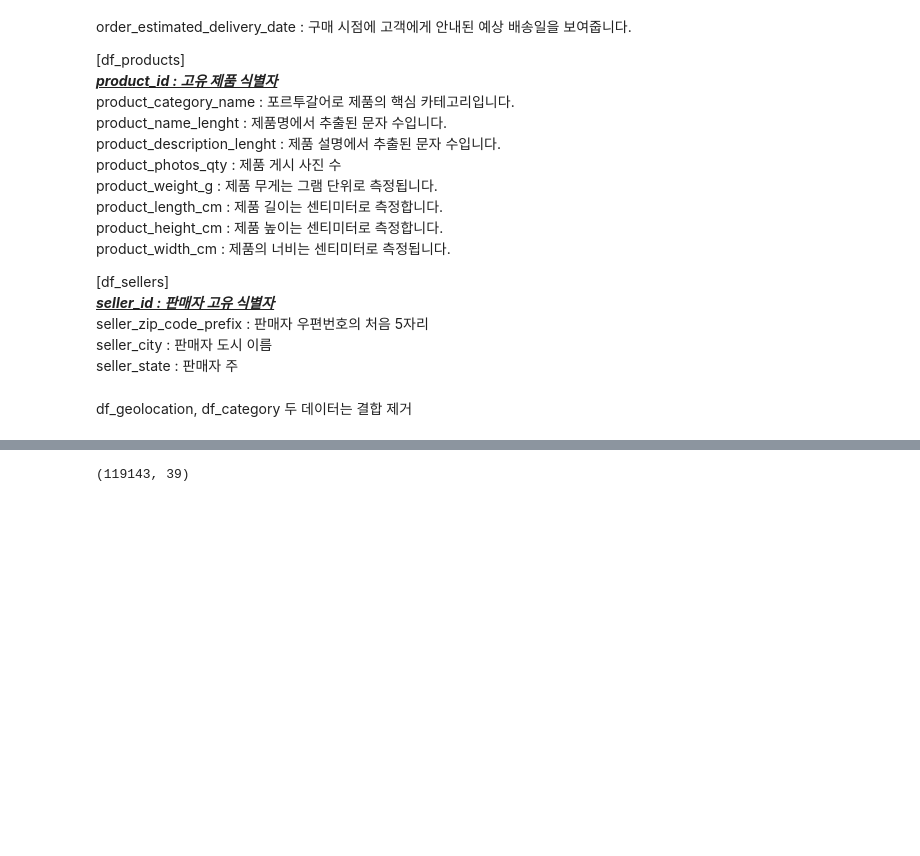
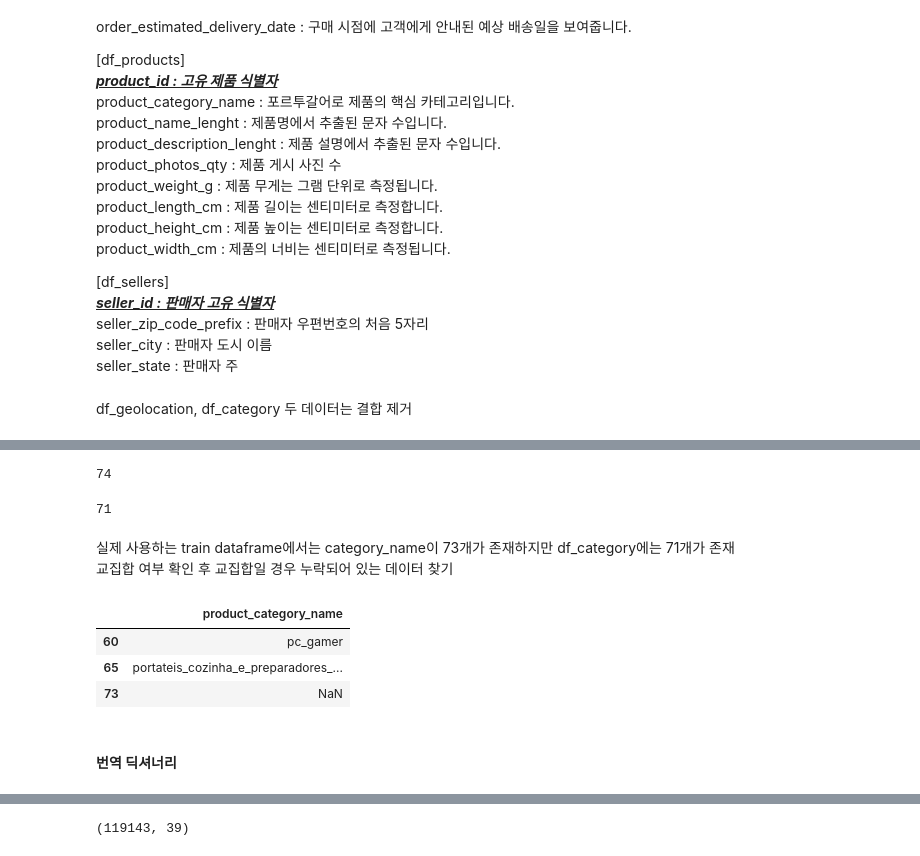
Before and after one commit to dothegee/ecommerce_project, a Jupyter notebook: code/EDA2.ipynb, the cells around one changed output, grey strips where cells are left out. Saved outputs shown, nothing was run; the diff lists cells and outputs as text; code cells hidden in the pictures; blank space fills up the shorter version.

Commit message:
translation_product_name(포르투칼어 -> 영어)

```diff
--- a/code/EDA2.ipynb
+++ b/code/EDA2.ipynb
@@ -140,0 +144,25 @@ df_geolocation, df_category 두 데이터는 결합 제거
+# %%
+df_category_origin=pd.DataFrame(df_train['product_category_name'].unique(), columns=['product_category_name'])
+len(df_category_origin)
+# %% [output]
+74
+# %%
+len(df_category)
+# %% [output]
+71
+# %% [markdown]
+실제 사용하는 train dataframe에서는 category_name이 73개가 존재하지만 df_category에는 71개가 존재
+교집합 여부 확인 후 교집합일 경우 누락되어 있는 데이터 찾기
+# %%
+df_category_ch = pd.DataFrame(df_category['product_category_name'])
+# %%
+df_check = pd.merge(df_category_origin,df_category_ch, how = 'outer', indicator = True)
+# %%
+df_check.query('_merge == "left_only"').drop(columns='_merge')
+# %% [output]
+|  | product_category_name |
+| 60 | pc_gamer |
+| 65 | portateis_cozinha_e_preparadores_... |
+| 73 | NaN |
+# %% [markdown]
+#### 번역 딕셔너리
```
Also changed, not shown: parts of 13 cells of this notebook, 1 other file.
